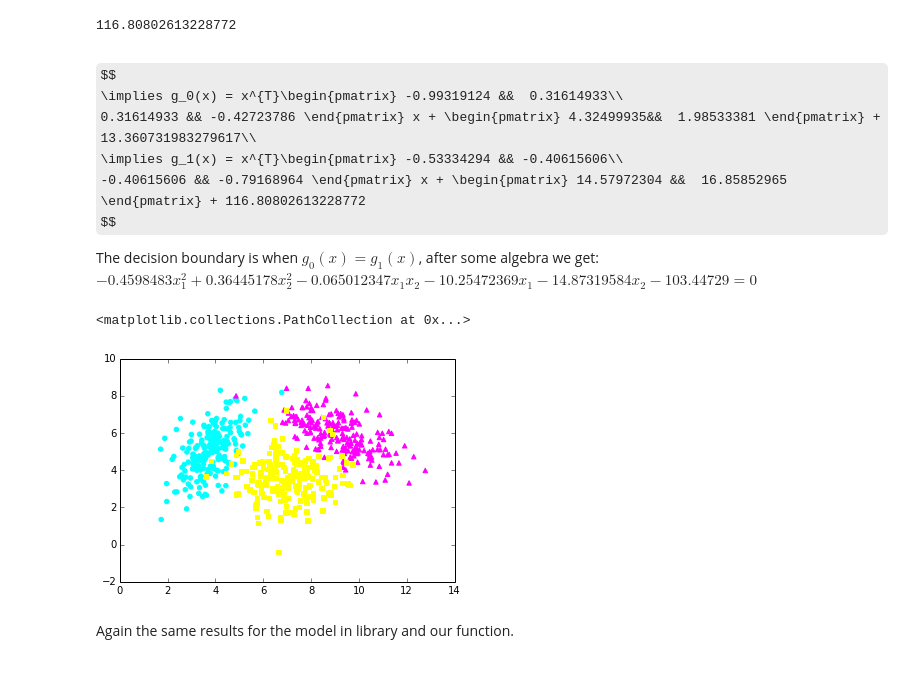
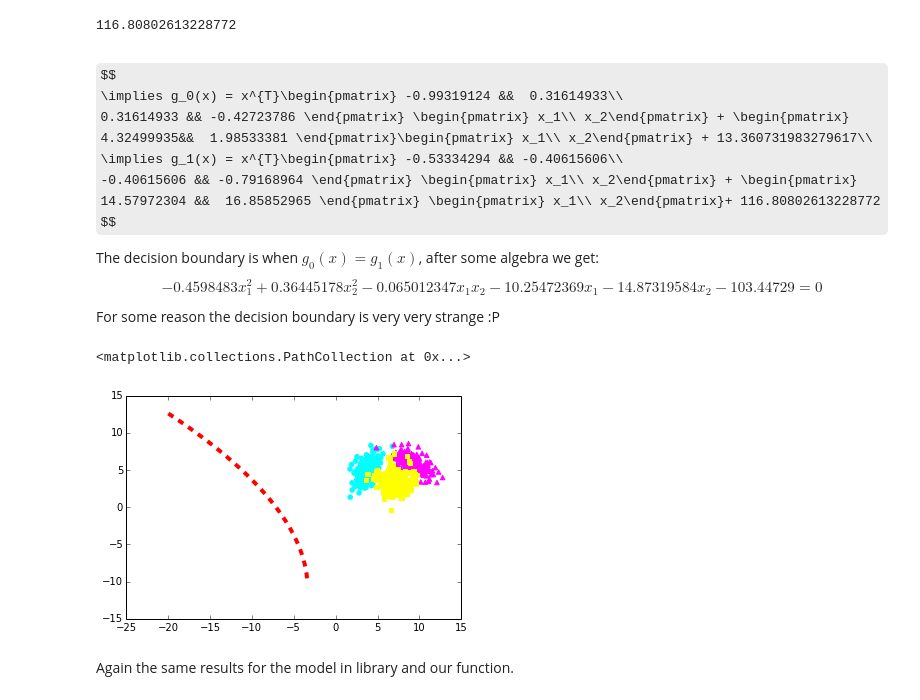
Before and after one commit to jaundavid/2019764, a Jupyter notebook: ssierral_jduchuvog_assign2.ipynb, the cells around one changed output. Cells and saved outputs as stored; diff of their text form; code cells hidden in the pictures; some formulas as TeX source; blank space fills up the shorter version.

```diff
--- a/ssierral_jduchuvog_assign2.ipynb
+++ b/ssierral_jduchuvog_assign2.ipynb
@@ -246,27 +259,29 @@ w10 = 0.5*np.dot(np.dot(mu[1].T,model[1].precision_),mu[1])
 # %% [markdown]
 $$
 \implies g_0(x) = x^{T}\begin{pmatrix} -0.99319124 &&  0.31614933\\
-0.31614933 && -0.42723786 \end{pmatrix} x + \begin{pmatrix} 4.32499935&&  1.98533381 \end{pmatrix} + 13.360731983279617\\
+0.31614933 && -0.42723786 \end{pmatrix} \begin{pmatrix} x_1\\ x_2\end{pmatrix} + \begin{pmatrix} 4.32499935&&  1.98533381 \end{pmatrix}\begin{pmatrix} x_1\\ x_2\end{pmatrix} + 13.360731983279617\\
 \implies g_1(x) = x^{T}\begin{pmatrix} -0.53334294 && -0.40615606\\
-       -0.40615606 && -0.79168964 \end{pmatrix} x + \begin{pmatrix} 14.57972304 &&  16.85852965 \end{pmatrix} + 116.80802613228772
+       -0.40615606 && -0.79168964 \end{pmatrix} \begin{pmatrix} x_1\\ x_2\end{pmatrix} + \begin{pmatrix} 14.57972304 &&  16.85852965 \end{pmatrix} \begin{pmatrix} x_1\\ x_2\end{pmatrix}+ 116.80802613228772
 $$
 
-The decision boundary is when $g_0(x) = g_1(x)$, after some algebra we get: $-0.4598483x_1^2 + 0.36445178x_2^2-0.065012347x_1x_2-10.25472369x_1-14.87319584x_2-103.44729=0$
+The decision boundary is when $g_0(x) = g_1(x)$, after some algebra we get:
+$$-0.4598483x_1^2 + 0.36445178x_2^2-0.065012347x_1x_2-10.25472369x_1-14.87319584x_2-103.44729=0$$
+For some reason the decision boundary is very very strange :P
 # %%
 def decision_boundary(x2):
-    return -1.92589e-25*np.sqrt(2.15027e+49 * x2**2-8.29531e+50 * x2-2.71322e+51)-0.0706755 * x2-11.1501
-    #return  1.92589e-25*np.sqrt(2.15027e+49 * x2-8.29531e+50*x2-2.71322e+51)-0.0706755*x2-11.1501
+    #return -1.92589e-25*np.sqrt(2.15027e+49 * x2**2-8.29531e+50 * x2-2.71322e+51)-0.0706755 * x2-11.1501
+    return  1.92589e-25*np.sqrt(2.15027e+49 * x2-8.29531e+50*x2-2.71322e+51)-0.0706755*x2-11.1501
 
 # Plot decision boundary
-x_1 = np.arange(0, 15, 0.1)
+x_1 = np.arange(-20, 15, 0.1)
 bound = decision_boundary(x_1)
 plt.plot(x_1, bound, 'r--', lw=4)
 pl.scatter(c[0][:,0],c[0][:,1],color='cyan',marker='o',label='$C_0$')
 pl.scatter(c[1][:,0],c[1][:,1],color='magenta',marker='^',label='$C_1$')
 pl.scatter(c[2][:,0],c[2][:,1],color='yellow',marker='s',label='$C_2$')
 # %% [output]
 <matplotlib.collections.PathCollection at 0x...>
-[figure, old version]
+[figure, new version]
 # %% [markdown]
 Again the same results for the model in library and our function.
 # %%
```
Also changed, not shown: parts of 2 cells of this notebook.
